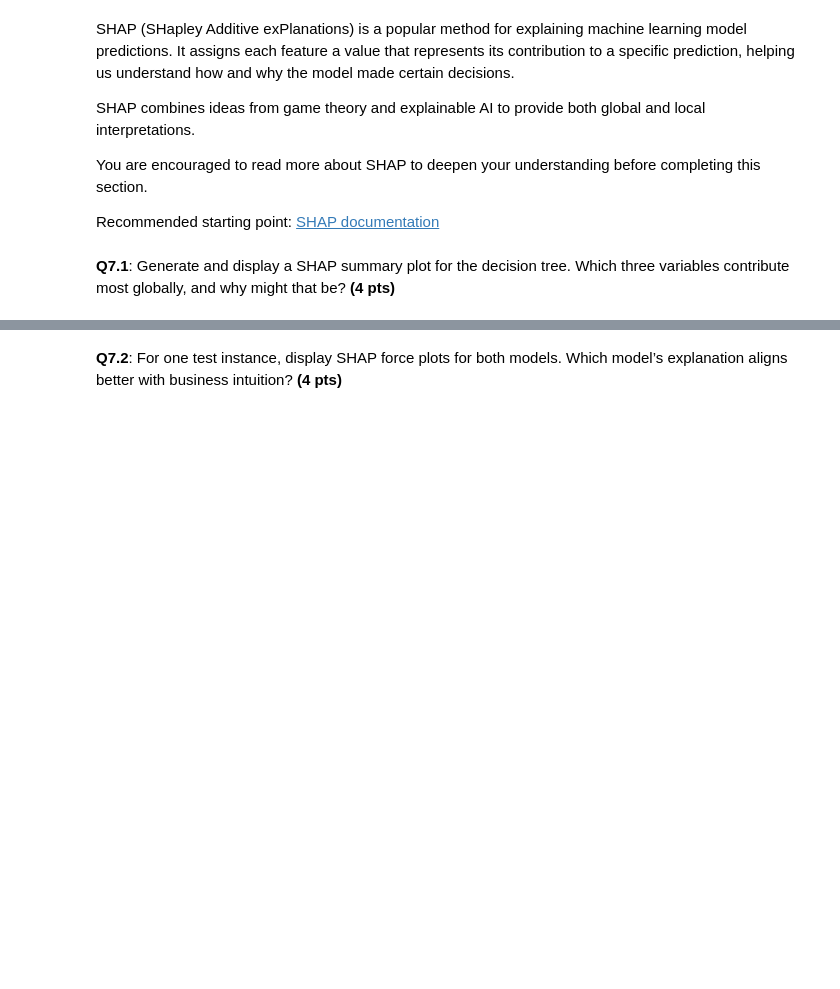
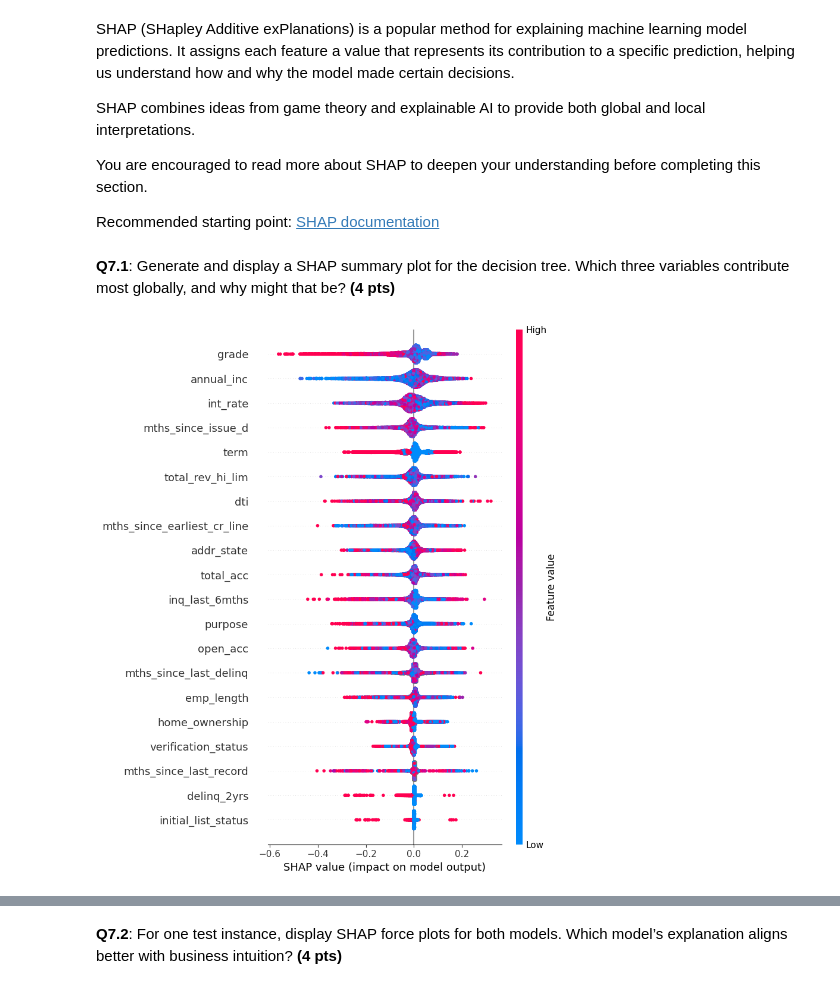
Before and after one commit to JanaAliCS/machine_leanring, a Jupyter notebook: assignment_3.ipynb, the cells around one changed output, grey strips where cells are left out. Saved outputs shown, nothing was run; the diff lists cells and outputs as text; code cells hidden in the pictures; blank space fills up the shorter version.

```diff
--- a/assignment_3.ipynb
+++ b/assignment_3.ipynb
@@ -495,3 +495,18 @@ You are encouraged to read more about SHAP to deepen your understanding before c
 Recommended starting point: [SHAP documentation](https://shap.readthedocs.io/en/latest/)
 # %% [markdown]
 **Q7.1**: Generate and display a SHAP summary plot for the decision tree. Which three variables contribute most globally, and why might that be? **(4 pts)**
+# %%
+!pip install shap --quiet
+import shap
+
+explainer = shap.Explainer(tree_model, X_tree_train)
+
+shap_values_tree = explainer(X_tree_test)
+
+
+shap_vals_pos = shap_values_tree.values[:, :, 1]
+
+#summary plot that shows direction and magnititude
+shap.summary_plot(shap_vals_pos, X_tree_test)
+# %% [output]
+[figure, added]
```
Also changed, not shown: parts of 2 cells of this notebook.
